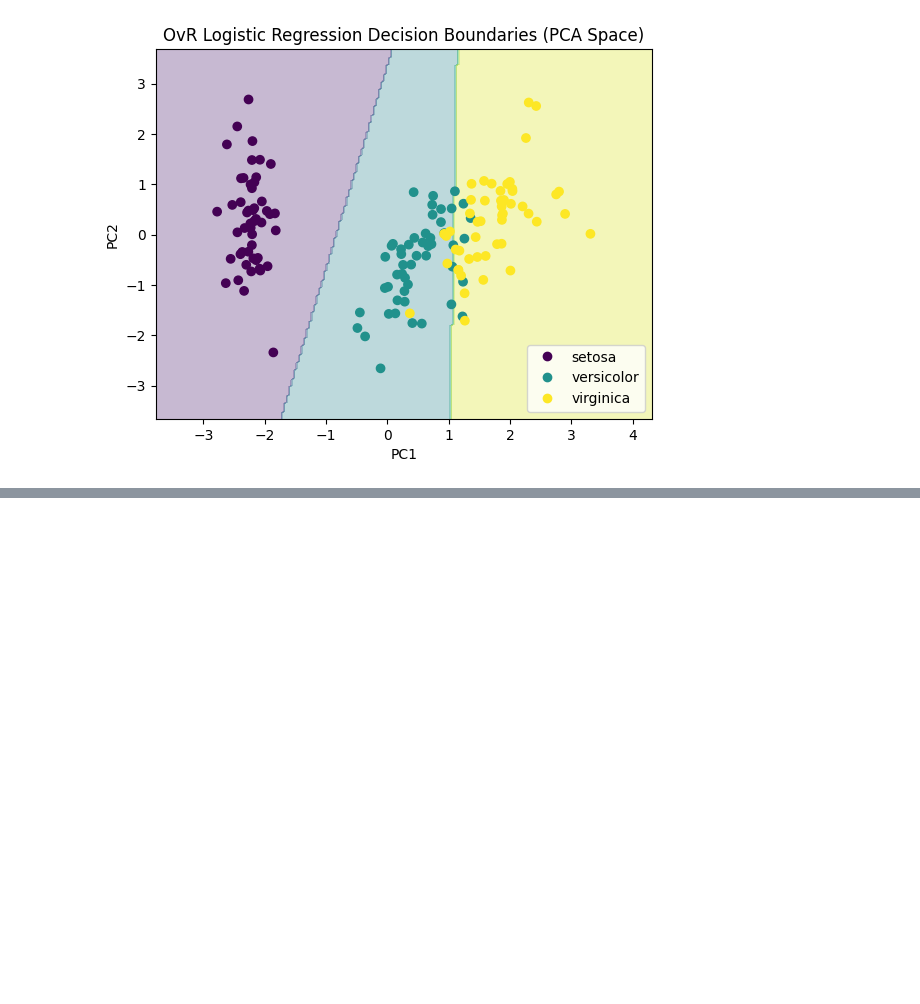
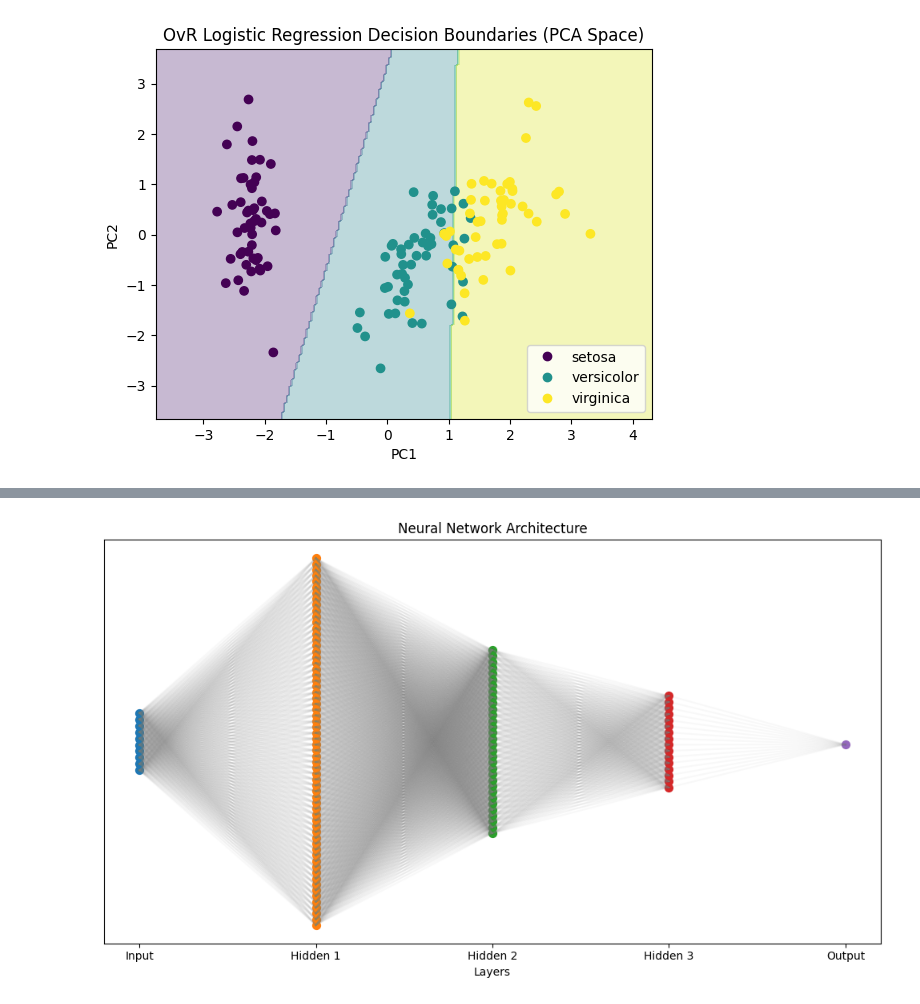
Before and after one commit to Hunter174/GentleIntroToML, a Jupyter notebook: Workshop.ipynb, the cells around one changed output, grey strips where cells are left out. Cells and saved outputs as stored; diff of their text form; code cells hidden in the pictures; blank space fills up the shorter version.

```diff
--- a/Workshop.ipynb
+++ b/Workshop.ipynb
@@ -276,0 +386,57 @@ Try predicting for 1000 sq ft or 2500 sq ft.
+# %%
+#@title Why are these models called black box models?
+
+import matplotlib.pyplot as plt
+import numpy as np
+
+# Get layer sizes
+mlp = mlp_model.named_steps["classifier"]
+layer_sizes = [mlp.n_features_in_] + list(mlp.hidden_layer_sizes) + [mlp.n_outputs_]
+
+plt.figure(figsize=(10, 6))
+
+max_neurons = max(layer_sizes)
+
+# --- Plot nodes (centered vertically) ---
+for i, layer_size in enumerate(layer_sizes):
+    y_positions = np.linspace(
+        (max_neurons - layer_size) / 2,
+        (max_neurons + layer_size) / 2,
+        layer_size
+    )
+    x_positions = [i] * layer_size
+
+    plt.scatter(x_positions, y_positions, s=50)
+
+# --- Draw connections (lighter + cleaner) ---
+for i in range(len(layer_sizes) - 1):
+    layer1 = layer_sizes[i]
+    layer2 = layer_sizes[i + 1]
+
+    y1 = np.linspace((max_neurons - layer1) / 2,
+                     (max_neurons + layer1) / 2,
+                     layer1)
+
+    y2 = np.linspace((max_neurons - layer2) / 2,
+                     (max_neurons + layer2) / 2,
+                     layer2)
+
+    for j in range(layer1):
+        for k in range(layer2):
+            plt.plot([i, i+1], [y1[j], y2[k]], alpha=0.05, color="gray")
+
+# --- Labels (dynamic) ---
+labels = ["Input"] + \
+         [f"Hidden {i+1}" for i in range(len(layer_sizes) - 2)] + \
+         ["Output"]
+
+plt.xticks(range(len(layer_sizes)), labels)
+plt.yticks([])
+
+plt.title("Neural Network Architecture")
+plt.xlabel("Layers")
+
+plt.tight_layout()
+plt.show()
+# %% [output]
+[figure, added]
```
Also changed, not shown: parts of 23 cells of this notebook.
